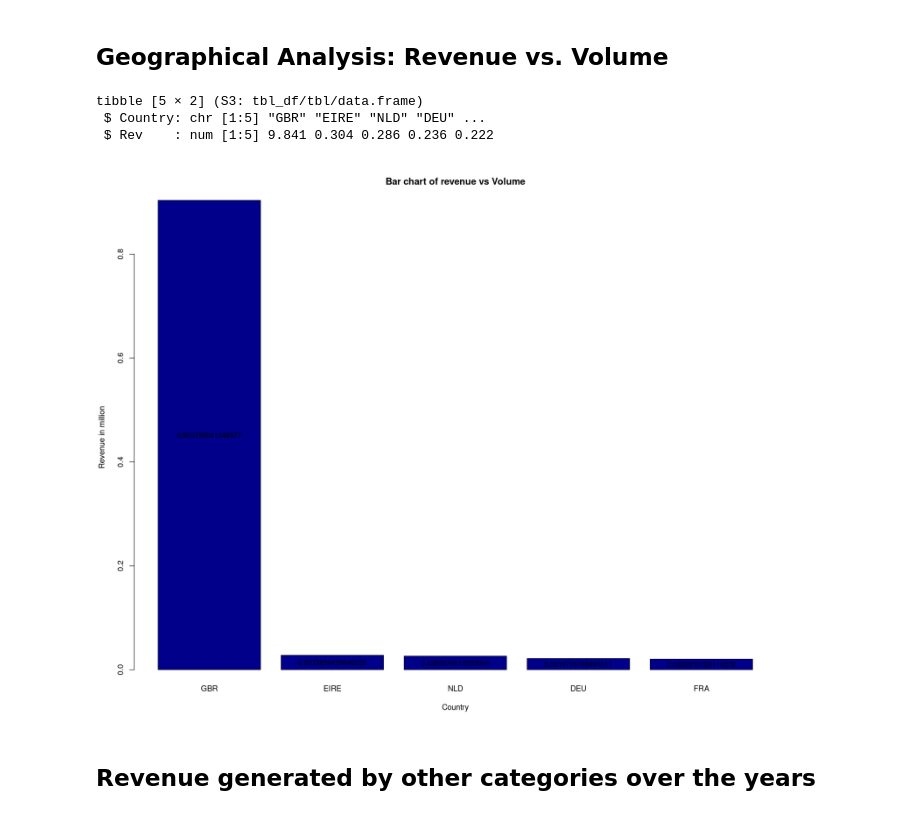
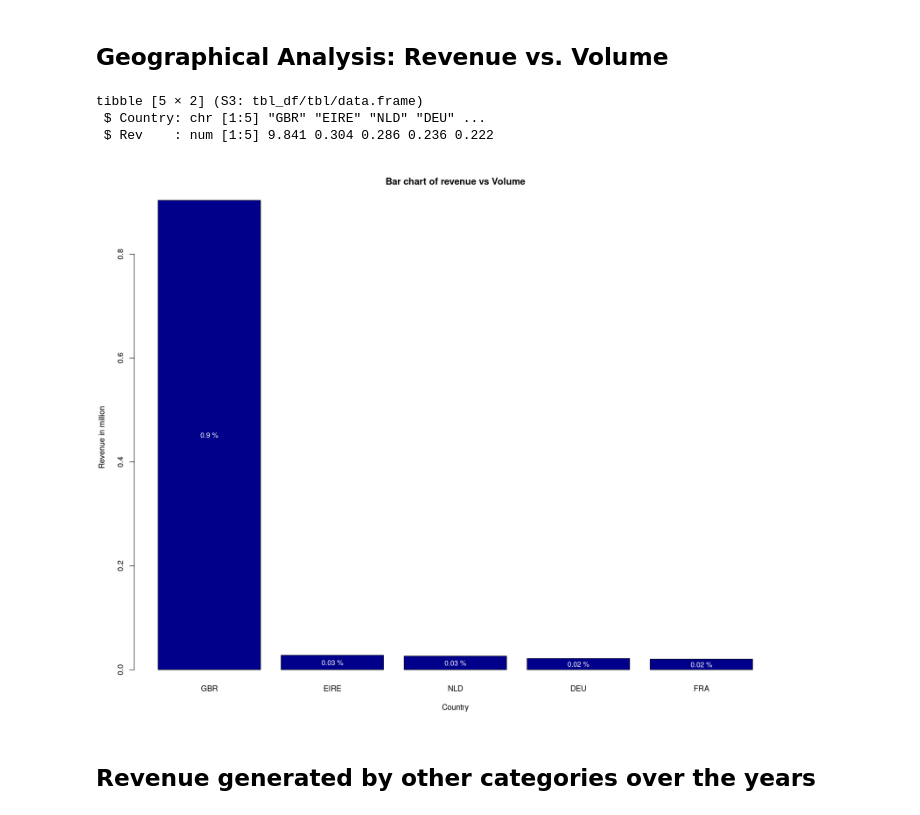
Before and after one commit to Aavash232311/DSC-105-Group-Project-, a Jupyter notebook: data.ipynb, the cells around one changed output. Cells and saved outputs as stored; diff of their text form; code cells hidden in the pictures.

```diff
--- a/data.ipynb
+++ b/data.ipynb
@@ -317,34 +317,34 @@ legend("topleft", legend = c(legend_label))
 # %%
 # The above code was messy, I am a beginner but let's try using pipe
 
 library(dplyr)
 # arrange(df, ex age) for decending order  arrange(df, desc(age))
 
 top_5_revenue <- df %>%
   group_by(Country) %>%
   summarise(Rev = sum((UnitPrice * Quantity) / 10^6, na.rm = TRUE)) %>%
   arrange(desc(Rev)) %>%
   head(5)
 str(top_5_revenue)
 # I coudln't achive proper scaling of this, even though y="l"
 rv_plot <- barplot(height = prop.table(top_5_revenue$Rev), names.arg = top_5_revenue$Country,
         xlab = "Country", ylab = "Revenue in million",
         main = "Bar chart of revenue vs Volume", col = "darkblue")
 
-# when using log scale we can't simp
+# when using log scale we can't simple make the y = value/2
 text(
     x = rv_plot,
     y = prop.table(top_5_revenue$Rev) / 2,
-    label = prop.table(top_5_revenue$Rev),
-    col = "black",
+    label = paste(round(prop.table(top_5_revenue$Rev), digits=2), "%"),
+    col = "white",
     cex=0.9,
 
 )
 # %% [output]
 tibble [5 × 2] (S3: tbl_df/tbl/data.frame)
  $ Country: chr [1:5] "GBR" "EIRE" "NLD" "DEU" ...
  $ Rev    : num [1:5] 9.841 0.304 0.286 0.236 0.222
-[figure, old version]
+[figure, new version]
 # %% [markdown]
 ## Revenue generated by other categories over the years
 # %%
```
